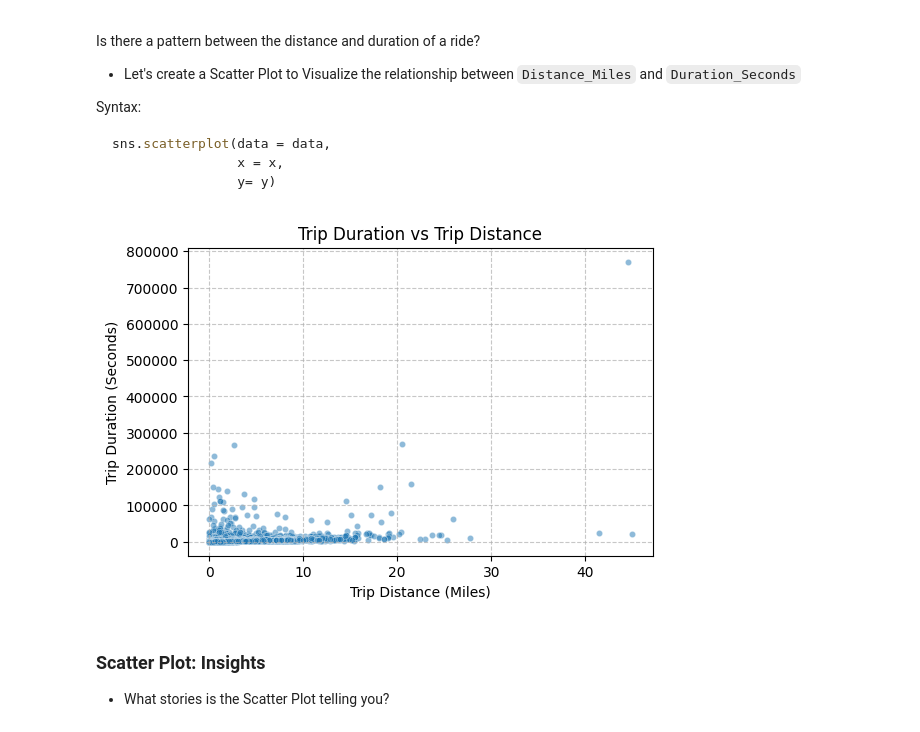
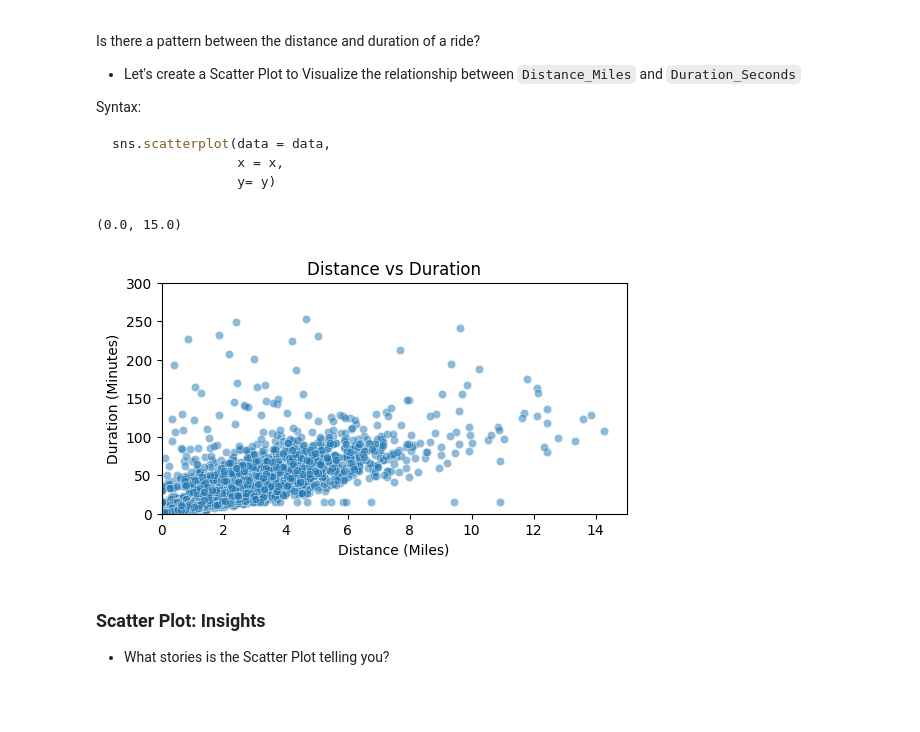
Before and after one commit to michaeltothewilson/data-with-python, a Jupyter notebook: notebooks-completed/06_data_visualizations_biketown_complete.ipynb, the cells around one changed output. Drawn from its saved outputs; the diff is of its cells as text; code cells hidden in the pictures; blank space fills up the shorter version.

```diff
--- a/notebooks-completed/06_data_visualizations_biketown_complete.ipynb
+++ b/notebooks-completed/06_data_visualizations_biketown_complete.ipynb
@@ -153,7 +160,10 @@ memory usage: 10.4+ MB
 * This can be achieved with `pd.to_timedelta()`
 # %%
 # Extract Time Delta
-biketown_clean_df["DurationTimedelta"] = pd.to_timedelta(biketown_clean_df["Duration"])
+biketown_clean_df["Duration_Timedelta"] = pd.to_timedelta(
+    biketown_clean_df["Duration"]
+)
+
 
 # Output Info
 biketown_clean_df.info()
@@ -233,11 +256,14 @@ memory usage: 11.6+ MB
 * Drop the `Duration` and `Duration_Timedelta` columns
 # %%
 # Drop Duration_Timedelta & Duration Columns
-columns_to_drop = ["Duration", "DurationTimedelta"]
+columns_to_leave_the_club = [
+    "Duration",
+    "Duration_Timedelta"
+]
 
-biketown_clean_df = biketown_clean_df.drop(columns_to_drop,
-                                           axis=1
-                                          )
+biketown_clean_df = biketown_clean_df.drop(
+    columns=columns_to_leave_the_club
+)
 
 biketown_clean_df.info()
 # %% [output]
@@ -306,11 +338,11 @@ memory usage: 10.4+ MB
 * Use a mask to remove rides longer than 30 miles...
 # %%
 # Remove Outlier Rides
-mask = biketown_clean_df["Distance_Miles"] < 50
+mask = biketown_clean_df["Distance_Miles"] < 30
 
 biketown_clean_df = biketown_clean_df[mask]
+
 # Output Info
-
 biketown_clean_df.info()
 # %% [output]
 <class 'pandas.core.frame.DataFrame'>
@@ -498,29 +527,30 @@ sns.scatterplot(data = data,
 # %%
 # Scatter Plot
 
 # Set Up Figure
-plt.figure(figsize=(6,4))
+plt.figure(
+    figsize=(6,3)
+)
 
 # Generate Scatter Plot
+# Using a Random Sample may reduce outliers in the dataset
 sns.scatterplot(
-    data=biketown_clean_df,
+    data=biketown_clean_df.sample(5000),
     x="Distance_Miles",
-    y="DurationSeconds",
-    alpha=0.5,
-    s=20
+    y="DurationMinutes",
+    alpha=0.5
 )
 
 # Set Titles and Labels
-plt.title("Trip Duration vs Trip Distance")
-plt.xlabel("Trip Distance (Miles)")
-plt.ylabel("Trip Duration (Seconds)")
-plt.grid(
-    True,
-    linestyle="--",
-    alpha=0.7
-)
+plt.title("Distance vs Duration")
+plt.xlabel("Distance (Miles)")
+plt.ylabel("Duration (Minutes)")
+
+plt.ylim(0,300)
+plt.xlim(0,15)
 # %% [output]
+(0.0, 15.0)
-[figure, old version]
+[figure, new version]
 # %% [markdown]
 ### Scatter Plot: Insights
 
```
Also changed, not shown: parts of 20 cells of this notebook, 3 other files.
